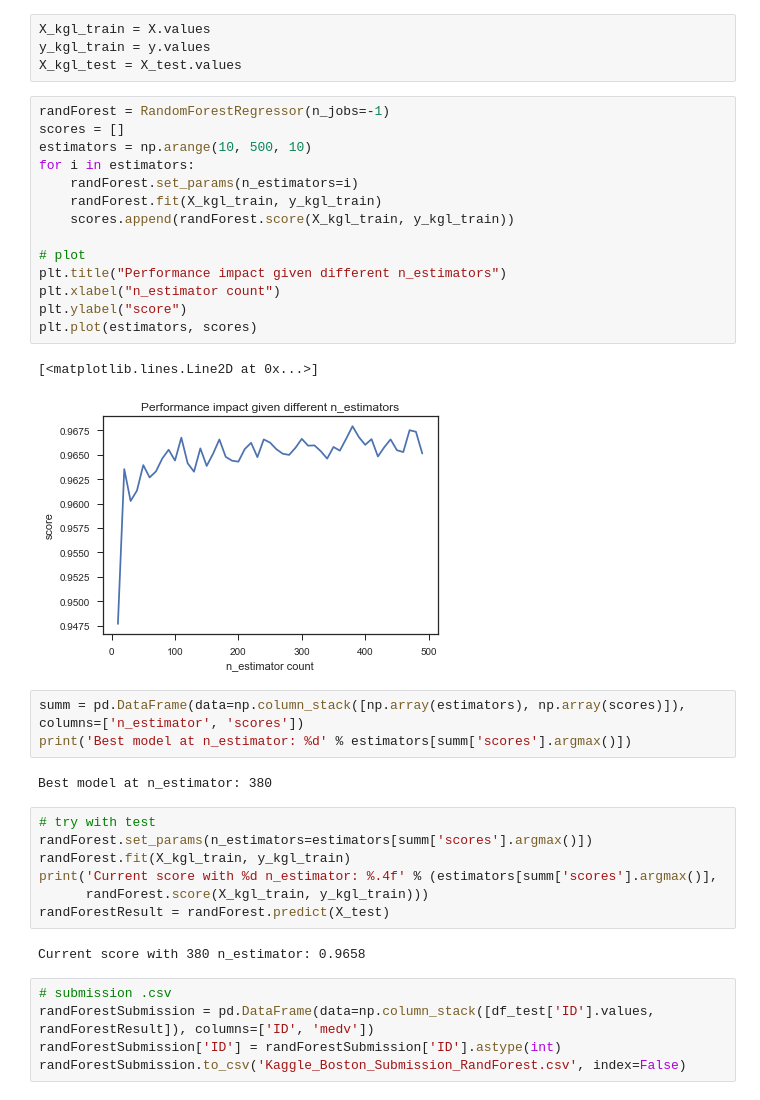
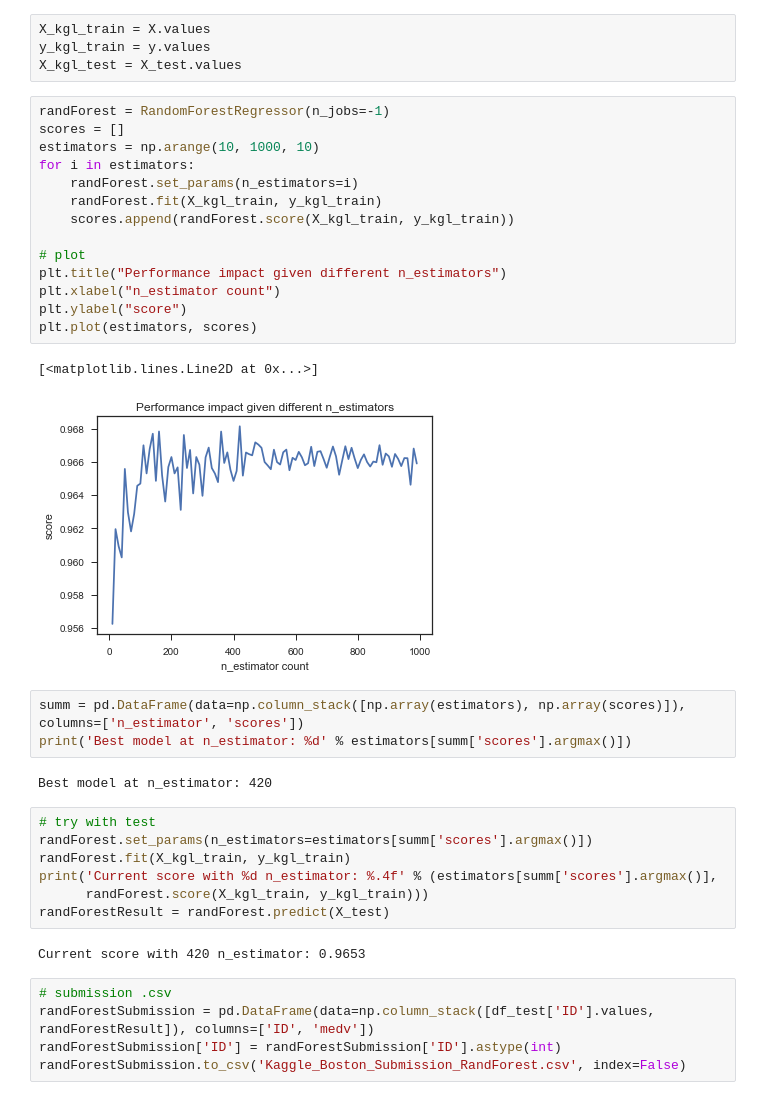
Before and after one commit to yanuartadityan/boston_house, a Jupyter notebook: EDA Boston House.ipynb, the cells around one changed output. Drawn from its saved outputs; the diff is of its cells as text.

Commit message:
updated random forest n_estimator to train up to 1000

```diff
--- a/EDA Boston House.ipynb
+++ b/EDA Boston House.ipynb
@@ -656,25 +656,25 @@ X_kgl_test = X_test.values
 # %%
 randForest = RandomForestRegressor(n_jobs=-1)
 scores = []
-estimators = np.arange(10, 500, 10)
+estimators = np.arange(10, 1000, 10)
 for i in estimators:
     randForest.set_params(n_estimators=i)
     randForest.fit(X_kgl_train, y_kgl_train)
     scores.append(randForest.score(X_kgl_train, y_kgl_train))
 
 # plot
 plt.title("Performance impact given different n_estimators")
 plt.xlabel("n_estimator count")
 plt.ylabel("score")
 plt.plot(estimators, scores)
 # %% [output]
 [<matplotlib.lines.Line2D at 0x...>]
-[figure, old version]
+[figure, new version]
 # %%
 summ = pd.DataFrame(data=np.column_stack([np.array(estimators), np.array(scores)]), columns=['n_estimator', 'scores'])
 print('Best model at n_estimator: %d' % estimators[summ['scores'].argmax()])
 # %% [output]
-Best model at n_estimator: 380
+Best model at n_estimator: 420
 # %%
 # try with test
 randForest.set_params(n_estimators=estimators[summ['scores'].argmax()])
@@ -683,7 +683,7 @@ print('Current score with %d n_estimator: %.4f' % (estimators[summ['scores'].arg
       randForest.score(X_kgl_train, y_kgl_train)))
 randForestResult = randForest.predict(X_test)
 # %% [output]
-Current score with 380 n_estimator: 0.9658
+Current score with 420 n_estimator: 0.9653
 # %%
 # submission .csv
 randForestSubmission = pd.DataFrame(data=np.column_stack([df_test['ID'].values, randForestResult]), columns=['ID', 'medv'])
```
Also changed, not shown: 1 other file.
